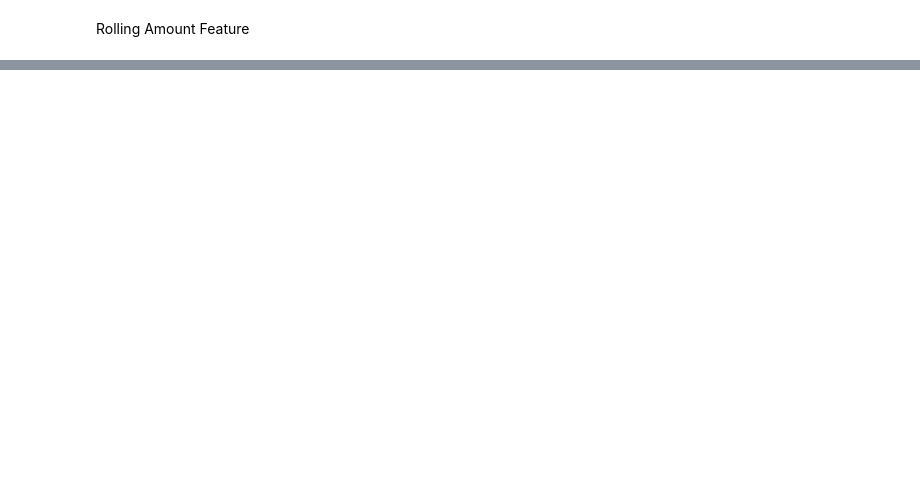
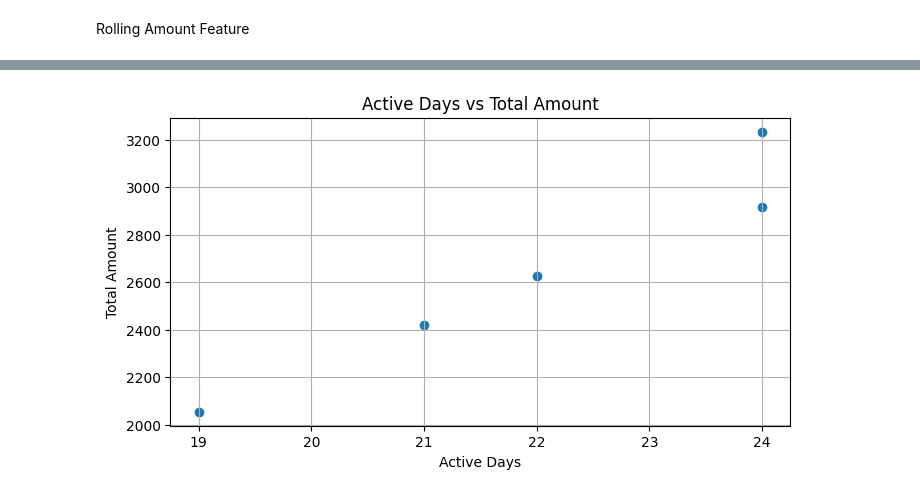
Before and after one commit to johnkristanf/expensepro-forecasting, a Jupyter notebook: notebooks/eda.ipynb, the cells around one changed output, grey strips where cells are left out. Saved outputs shown, nothing was run; the diff lists cells and outputs as text; code cells hidden in the pictures; blank space fills up the shorter version.

```diff
--- a/notebooks/eda.ipynb
+++ b/notebooks/eda.ipynb
@@ -191,0 +240,9 @@ plt.show()
+# %%
+plt.scatter(monthly["active_days"], monthly["total_amount"])
+plt.title("Active Days vs Total Amount")
+plt.xlabel("Active Days")
+plt.ylabel("Total Amount")
+plt.grid(True)
+plt.show()
+# %% [output]
+[figure, added]
```
Also changed, not shown: parts of 13 cells of this notebook.
